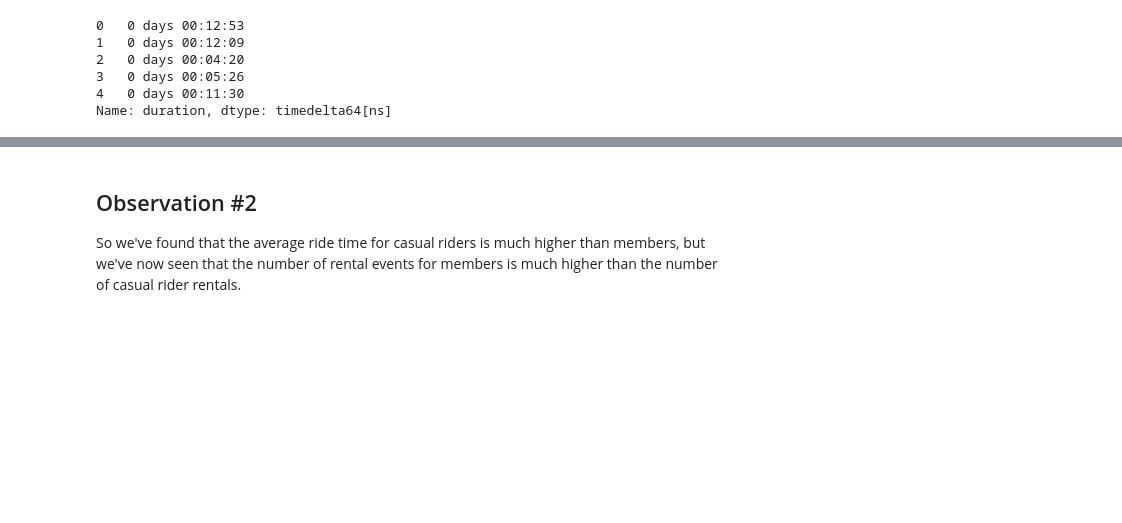
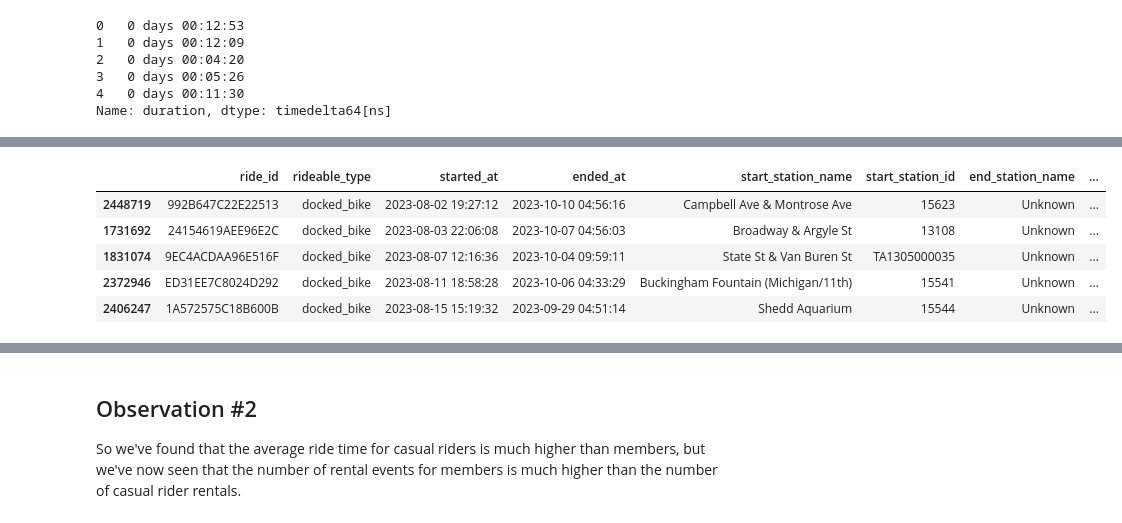
Before and after one commit to seantjhatch/google-data-analytics, a Jupyter notebook: capstone_project/capstone.ipynb, the cells around one changed output, grey strips where cells are left out. Saved outputs shown, nothing was run; the diff lists cells and outputs as text; code cells hidden in the pictures; blank space fills up the shorter version.

```diff
--- a/capstone_project/capstone.ipynb
+++ b/capstone_project/capstone.ipynb
@@ -246,3 +274,12 @@ df.head()
 | 2 | 667F21F4D6BDE69C | electric_bike | 2023-10-12 07:02:33 | 2023-10-12 07:06:53 | Orleans St & Chestnut St (NEXT Apts) | 620 | Franklin St & Lake St | ... |
 | 3 | F92714CC6B019B96 | classic_bike | 2023-10-24 19:13:03 | 2023-10-24 19:18:29 | Desplaines St & Kinzie St | TA1306000003 | Franklin St & Lake St | ... |
 | 4 | 5E34BA5DE945A9CC | classic_bike | 2023-10-09 18:19:26 | 2023-10-09 18:30:56 | Desplaines St & Kinzie St | TA1306000003 | Franklin St & Lake St | ... |
+# %%
+df.nlargest(5, 'duration')
+# %% [output]
+|  | ride_id | rideable_type | started_at | ended_at | start_station_name | start_station_id | end_station_name | ... |
+| 2448719 | 992B647C22E22513 | docked_bike | 2023-08-02 19:27:12 | 2023-10-10 04:56:16 | Campbell Ave & Montrose Ave | 15623 | Unknown | ... |
+| 1731692 | 24154619AEE96E2C | docked_bike | 2023-08-03 22:06:08 | 2023-10-07 04:56:03 | Broadway & Argyle St | 13108 | Unknown | ... |
+| 1831074 | 9EC4ACDAA96E516F | docked_bike | 2023-08-07 12:16:36 | 2023-10-04 09:59:11 | State St & Van Buren St | TA1305000035 | Unknown | ... |
+| 2372946 | ED31EE7C8024D292 | docked_bike | 2023-08-11 18:58:28 | 2023-10-06 04:33:29 | Buckingham Fountain (Michigan/11th) | 15541 | Unknown | ... |
+| 2406247 | 1A572575C18B600B | docked_bike | 2023-08-15 15:19:32 | 2023-09-29 04:51:14 | Shedd Aquarium | 15544 | Unknown | ... |
```
Also changed, not shown: parts of 22 cells of this notebook, 1 other file.
